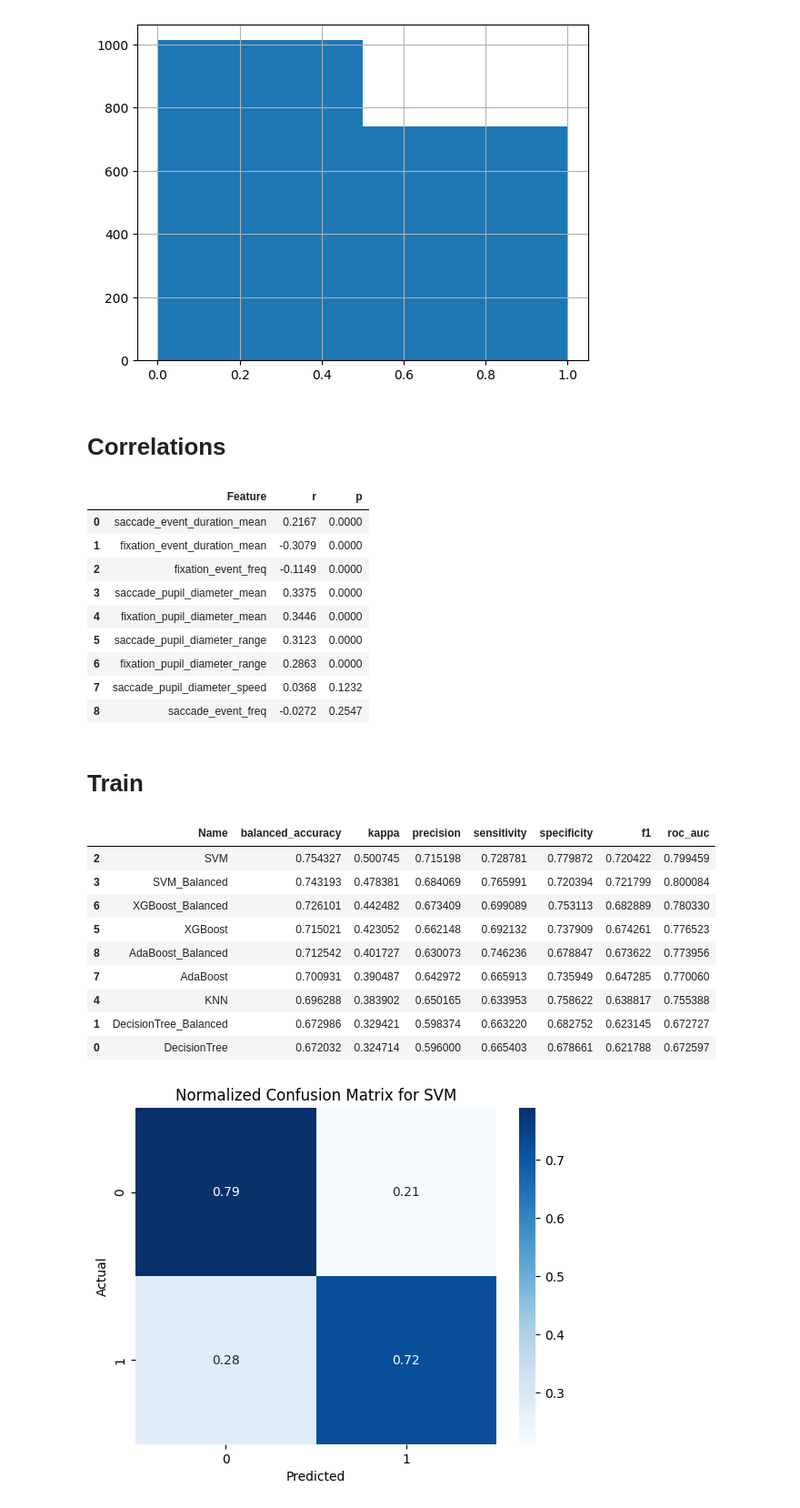
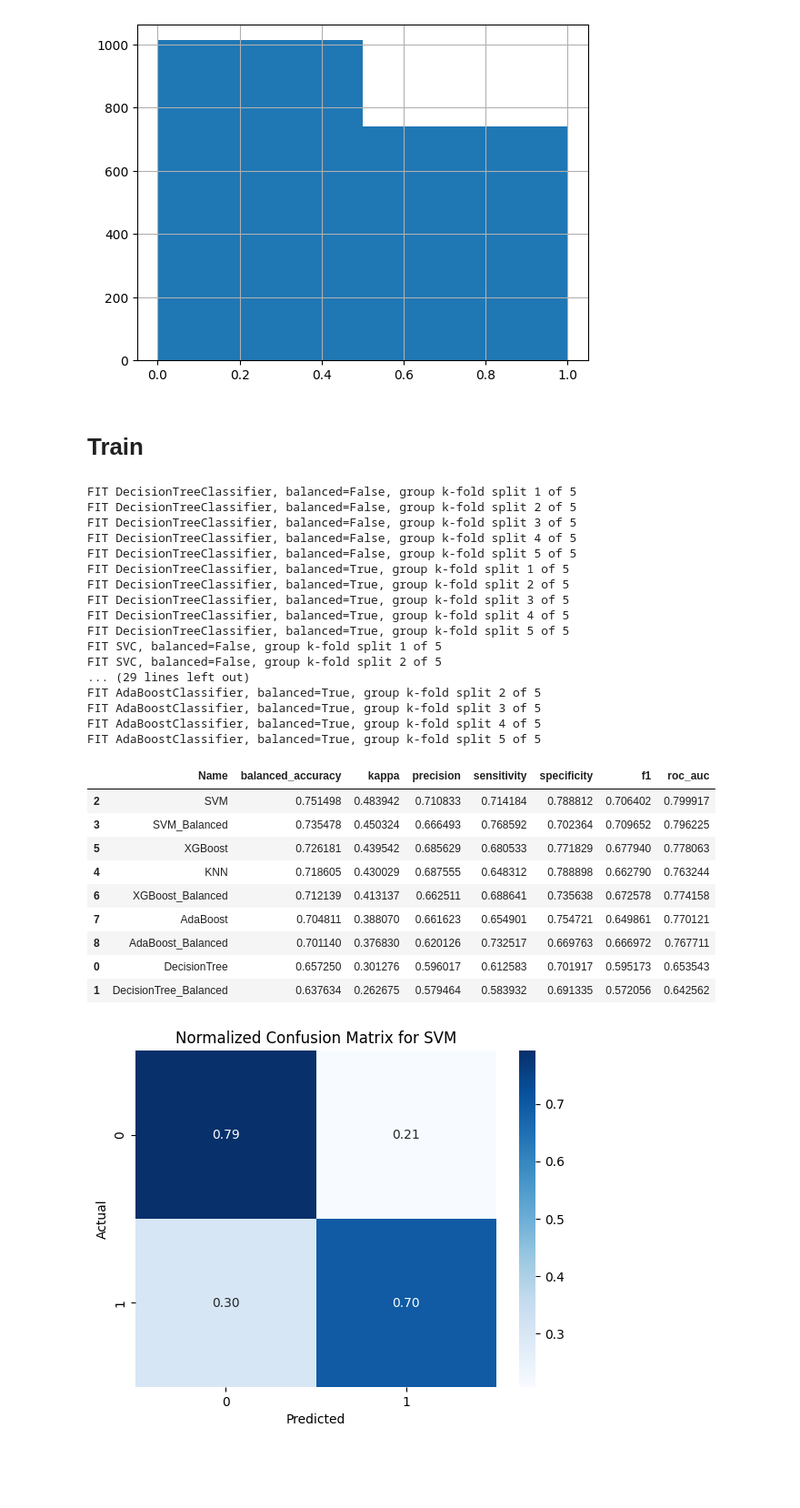
Before and after one commit to Kirk-KD/asd-eye-tracking, a Jupyter notebook: asd_eye_tracking.ipynb, the cells around one changed output. Shown at 91% size. Saved outputs shown, nothing was run; the diff lists cells and outputs as text; code cells hidden in the pictures; blank space fills up the shorter version.

Commit message:
Fix possible data leakage (global normalization -> per k-fold)

```diff
--- a/asd_eye_tracking.ipynb
+++ b/asd_eye_tracking.ipynb
@@ -296,9 +297,9 @@ FEATURES = [
     'saccade_pupil_diameter_speed',
     # 'fixation_pupil_diameter_speed'
 ]
-
+dataset[FEATURES] = dataset[FEATURES].apply(pd.to_numeric, errors='raise')
 # apply z-score for features for each group of stimulus to normalize
-dataset[FEATURES] = dataset.groupby('stimulus')[FEATURES].transform(lambda x: (x - x.mean()) / x.std()).fillna(0)
+# dataset[FEATURES] = dataset.groupby('stimulus')[FEATURES].transform(lambda x: (x - x.mean()) / x.std()).fillna(0)
 
 dataset.head()
 # %% [output]
@@ -315,34 +316,5 @@ dataset['Class'].hist(bins=2)
 plt.show()
 # %% [output]
 [figure]
-# %% [markdown]
-# Correlations
-# %%
-# r: how strongly the feature correlates with Class
-# p: lower means the feature is statistically more significant
-
-rows = []
-for c in FEATURES:
-    res = pointbiserialr(dataset['Class'], dataset[c])
-    rows.append({
-        'Feature': c,
-        'r': round(res.correlation, 4),
-        'p': round(res.pvalue, 4)
-    })
-
-df_corr = pd.DataFrame(rows)
-df_corr = df_corr.sort_values('p', ascending=True).reset_index(drop=True)
-df_corr
-# %% [output]
-|  | Feature | r | p |
-| 0 | saccade_event_duration_mean | 0.2167 | 0.0000 |
-| 1 | fixation_event_duration_mean | -0.3079 | 0.0000 |
-| 2 | fixation_event_freq | -0.1149 | 0.0000 |
-| 3 | saccade_pupil_diameter_mean | 0.3375 | 0.0000 |
-| 4 | fixation_pupil_diameter_mean | 0.3446 | 0.0000 |
-| 5 | saccade_pupil_diameter_range | 0.3123 | 0.0000 |
-| 6 | fixation_pupil_diameter_range | 0.2863 | 0.0000 |
-| 7 | saccade_pupil_diameter_speed | 0.0368 | 0.1232 |
-| 8 | saccade_event_freq | -0.0272 | 0.2547 |
 # %% [markdown]
 # Train
@@ -411,43 +414,60 @@ model_configs = [
     ('DecisionTree', DecisionTreeClassifier, False),
     ('DecisionTree_Balanced', DecisionTreeClassifier, True),
     ('SVM', svm.SVC, False),
     ('SVM_Balanced', svm.SVC, True),
     ('KNN', KNeighborsClassifier, False),
     ('XGBoost', xgb.XGBClassifier, False),
     ('XGBoost_Balanced', xgb.XGBClassifier, True),
     ('AdaBoost', AdaBoostClassifier, False),
     ('AdaBoost_Balanced', AdaBoostClassifier, True)
 ]
 
 results_list = []
 confusion_matrices = {}
 
 for name, model_class, balanced in model_configs:
     trainer = Trainer(
-        X=dataset[FEATURES],
+        X=dataset[FEATURES + ['stimulus']],
         y=dataset['Class'],
         groups=dataset['participant'],
         model_class=model_class,
         balanced=balanced
     )
     metrics_results, cm = trainer.fit()
     results_list.append({'Name': name, **metrics_results})
     confusion_matrices[name] = cm
 
 df_cv_results = pd.DataFrame(results_list)
 df_cv_results = df_cv_results.sort_values('kappa', ascending=False)
 df_cv_results
 # %% [output]
+FIT DecisionTreeClassifier, balanced=False, group k-fold split 1 of 5
+FIT DecisionTreeClassifier, balanced=False, group k-fold split 2 of 5
+FIT DecisionTreeClassifier, balanced=False, group k-fold split 3 of 5
+FIT DecisionTreeClassifier, balanced=False, group k-fold split 4 of 5
+FIT DecisionTreeClassifier, balanced=False, group k-fold split 5 of 5
+FIT DecisionTreeClassifier, balanced=True, group k-fold split 1 of 5
+FIT DecisionTreeClassifier, balanced=True, group k-fold split 2 of 5
+FIT DecisionTreeClassifier, balanced=True, group k-fold split 3 of 5
+FIT DecisionTreeClassifier, balanced=True, group k-fold split 4 of 5
+FIT DecisionTreeClassifier, balanced=True, group k-fold split 5 of 5
+FIT SVC, balanced=False, group k-fold split 1 of 5
+FIT SVC, balanced=False, group k-fold split 2 of 5
+... (29 lines left out)
+FIT AdaBoostClassifier, balanced=True, group k-fold split 2 of 5
+FIT AdaBoostClassifier, balanced=True, group k-fold split 3 of 5
+FIT AdaBoostClassifier, balanced=True, group k-fold split 4 of 5
+FIT AdaBoostClassifier, balanced=True, group k-fold split 5 of 5
 |  | Name | balanced_accuracy | kappa | precision | sensitivity | specificity | f1 | roc_auc |
-| 2 | SVM | 0.754327 | 0.500745 | 0.715198 | 0.728781 | 0.779872 | 0.720422 | 0.799459 |
-| 3 | SVM_Balanced | 0.743193 | 0.478381 | 0.684069 | 0.765991 | 0.720394 | 0.721799 | 0.800084 |
-| 6 | XGBoost_Balanced | 0.726101 | 0.442482 | 0.673409 | 0.699089 | 0.753113 | 0.682889 | 0.780330 |
-| 5 | XGBoost | 0.715021 | 0.423052 | 0.662148 | 0.692132 | 0.737909 | 0.674261 | 0.776523 |
-| 8 | AdaBoost_Balanced | 0.712542 | 0.401727 | 0.630073 | 0.746236 | 0.678847 | 0.673622 | 0.773956 |
-| 7 | AdaBoost | 0.700931 | 0.390487 | 0.642972 | 0.665913 | 0.735949 | 0.647285 | 0.770060 |
-| 4 | KNN | 0.696288 | 0.383902 | 0.650165 | 0.633953 | 0.758622 | 0.638817 | 0.755388 |
-| 1 | DecisionTree_Balanced | 0.672986 | 0.329421 | 0.598374 | 0.663220 | 0.682752 | 0.623145 | 0.672727 |
-| 0 | DecisionTree | 0.672032 | 0.324714 | 0.596000 | 0.665403 | 0.678661 | 0.621788 | 0.672597 |
+| 2 | SVM | 0.751498 | 0.483942 | 0.710833 | 0.714184 | 0.788812 | 0.706402 | 0.799917 |
+| 3 | SVM_Balanced | 0.735478 | 0.450324 | 0.666493 | 0.768592 | 0.702364 | 0.709652 | 0.796225 |
+| 5 | XGBoost | 0.726181 | 0.439542 | 0.685629 | 0.680533 | 0.771829 | 0.677940 | 0.778063 |
+| 4 | KNN | 0.718605 | 0.430029 | 0.687555 | 0.648312 | 0.788898 | 0.662790 | 0.763244 |
+| 6 | XGBoost_Balanced | 0.712139 | 0.413137 | 0.662511 | 0.688641 | 0.735638 | 0.672578 | 0.774158 |
+| 7 | AdaBoost | 0.704811 | 0.388070 | 0.661623 | 0.654901 | 0.754721 | 0.649861 | 0.770121 |
+| 8 | AdaBoost_Balanced | 0.701140 | 0.376830 | 0.620126 | 0.732517 | 0.669763 | 0.666972 | 0.767711 |
+| 0 | DecisionTree | 0.657250 | 0.301276 | 0.596017 | 0.612583 | 0.701917 | 0.595173 | 0.653543 |
+| 1 | DecisionTree_Balanced | 0.637634 | 0.262675 | 0.579464 | 0.583932 | 0.691335 | 0.572056 | 0.642562 |
 # %%
 def show_cm(model_name):
     cm = confusion_matrices[model_name]
```
Also changed, not shown: parts of 6 cells of this notebook.
